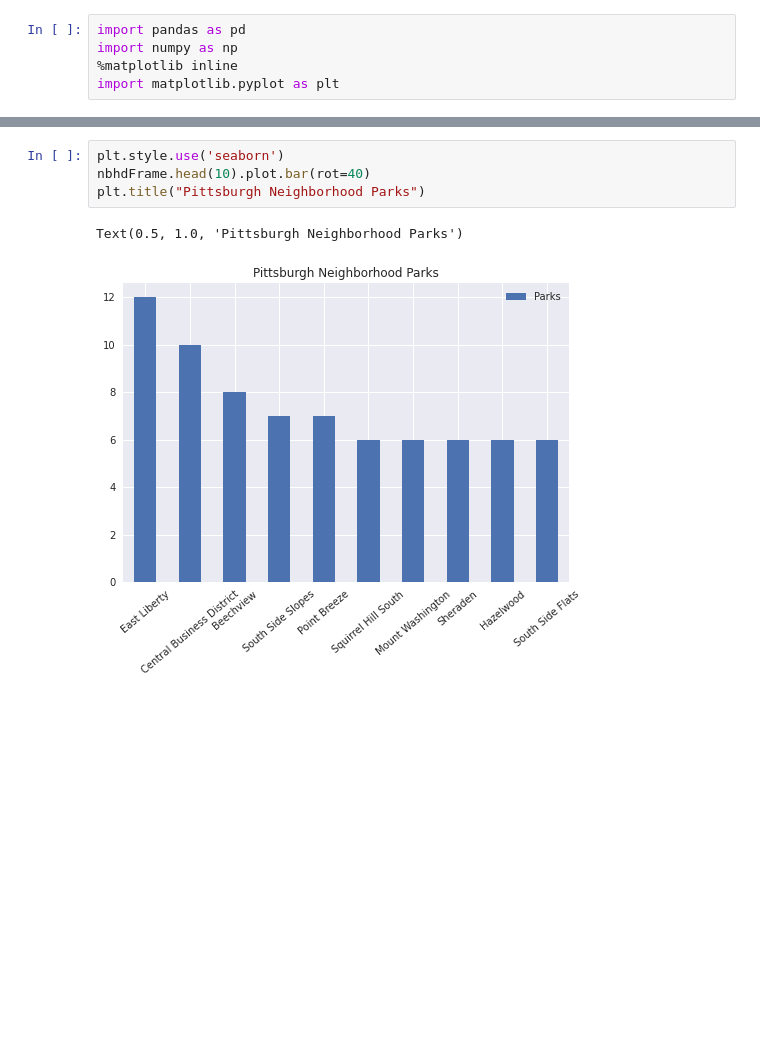
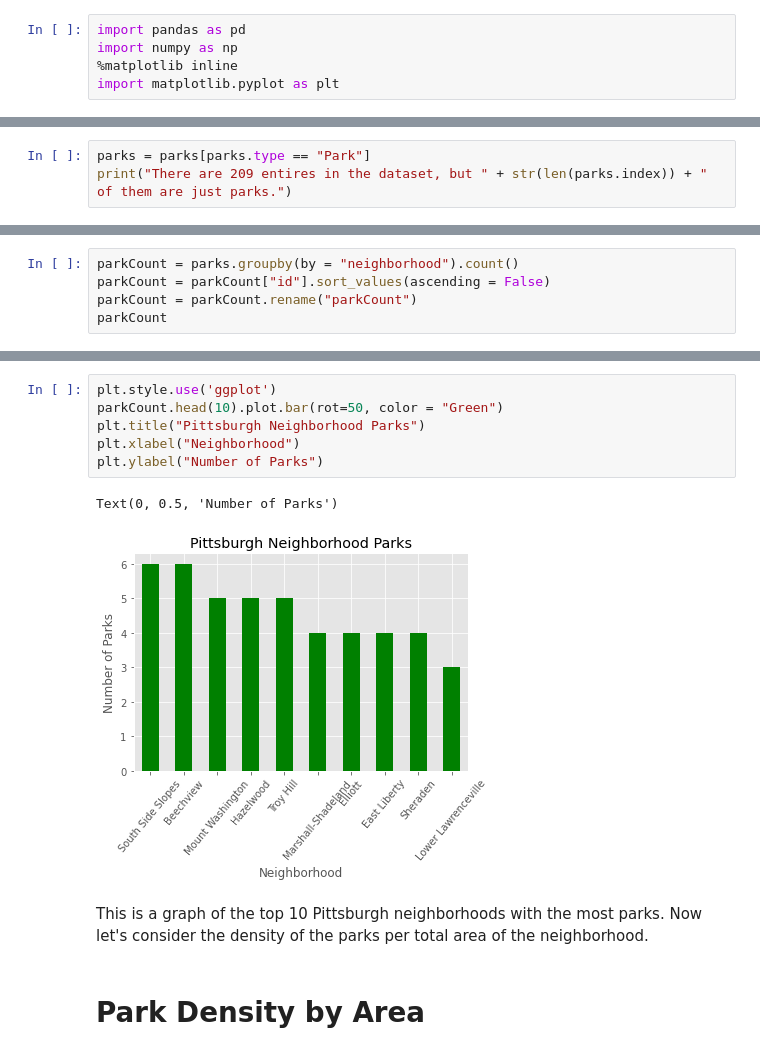
Before and after one commit to jackerman76/BigIdeasFinal, a Jupyter notebook: Parks/Parks Analysis.ipynb, the cells around one changed output, grey strips where cells are left out. Drawn from its saved outputs; the diff is of its cells as text; blank space fills up the shorter version.

Commit message:
Finalized Parks analysis and modified group notebook

```diff
--- a/Parks/Parks Analysis.ipynb
+++ b/Parks/Parks Analysis.ipynb
@@ -85,0 +61,3 @@ nbhdFrame
+# %%
+parks = parks[parks.type == "Park"]
+print("There are 209 entires in the dataset, but " + str(len(parks.index)) + " of them are just parks.")
@@ -85,0 +66,5 @@ nbhdFrame
+# %%
+parkCount = parks.groupby(by = "neighborhood").count()
+parkCount = parkCount["id"].sort_values(ascending = False)
+parkCount = parkCount.rename("parkCount")
+parkCount
@@ -86,7 +85,14 @@ nbhdFrame
 # %%
-plt.style.use('seaborn')
-nbhdFrame.head(10).plot.bar(rot=40)
+plt.style.use('ggplot')
+parkCount.head(10).plot.bar(rot=50, color = "Green")
 plt.title("Pittsburgh Neighborhood Parks")
+plt.xlabel("Neighborhood")
+plt.ylabel("Number of Parks")
 # %% [output]
-Text(0.5, 1.0, 'Pittsburgh Neighborhood Parks')
+Text(0, 0.5, 'Number of Parks')
-[figure, old version]
+[figure, new version]
+# %% [markdown]
+This is a graph of the top 10 Pittsburgh neighborhoods with the most parks. Now let's consider the density of the parks
+per total area of the neighborhood.
+# %% [markdown]
+# Park Density by Area
```
Also changed, not shown: parts of 34 cells of this notebook, 4 other files.
